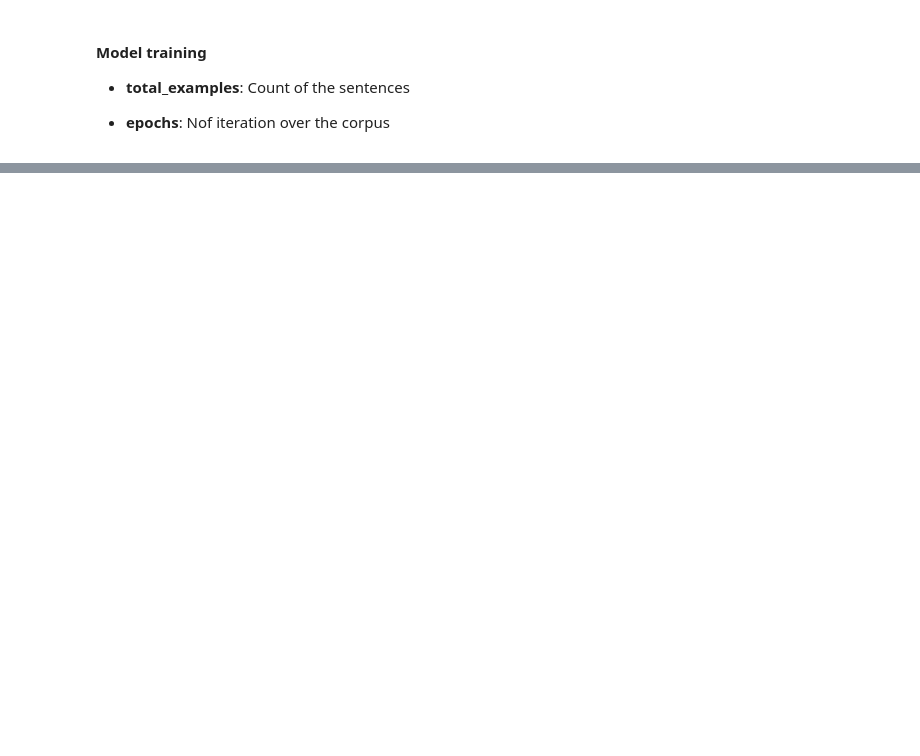
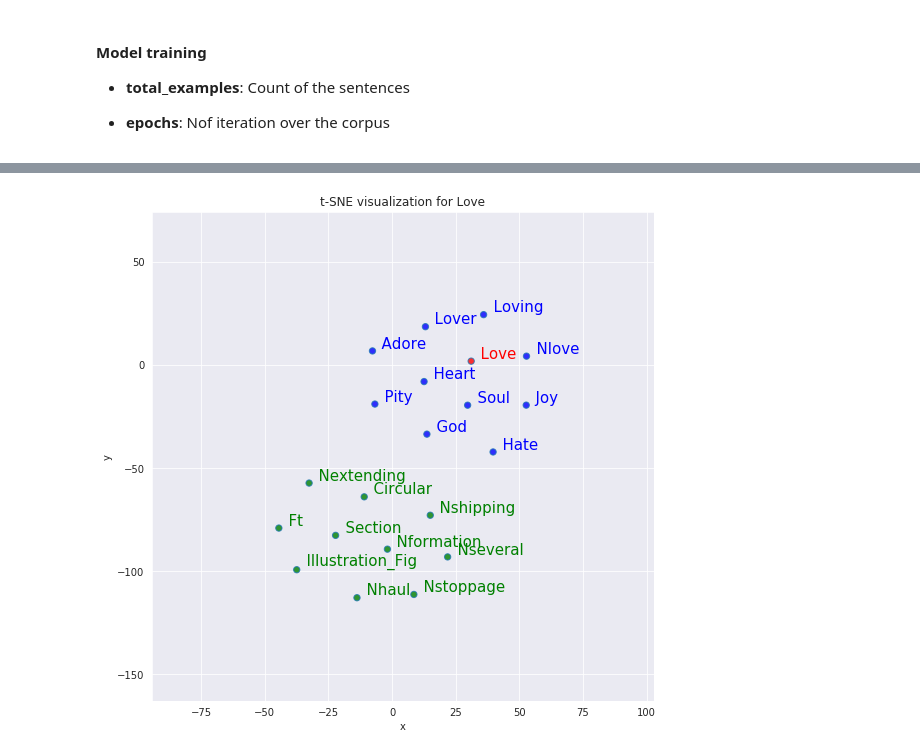
Before and after one commit to vantuan5644/MachineLearningCourse, a Jupyter notebook: AuthorClassification.ipynb, the cells around one changed output, grey strips where cells are left out. Drawn from its saved outputs; the diff is of its cells as text; code cells hidden in the pictures; blank space fills up the shorter version.

```diff
--- a/AuthorClassification.ipynb
+++ b/AuthorClassification.ipynb
@@ -692,7 +714,7 @@ w2v_model = Word2Vec(min_count=20,
                      alpha=0.03,
                      min_alpha=0.0007,
                      negative=20,
-                     workers=)
+                     workers=4)
 # %% [markdown]
 - **min_count**: ignore all words with total absolute frequency lower than this
 
@@ -714,7 +736,7 @@ from gensim.models.phrases import Phrases, Phraser
 # %% [markdown]
 The goal of Phraser() is to cut down memory consumption of Phrases(), by discarding model state not strictly needed for the bigram detection task
 # %%
-sent = [row.split() for row in training_set['string']]
+sent = [row.split() for row in df_clean['clean']]
 # %% [markdown]
 Biagrams:
 
@@ -749,0 +850,10 @@ w2v_model.wv.similarity('peace', 'war')
+# %%
+import numpy as np
+import matplotlib.pyplot as plt
+%matplotlib inline
+
+import seaborn as sns
+sns.set_style("darkgrid")
+
+from sklearn.decomposition import PCA
+from sklearn.manifold import TSNE
@@ -749,0 +933,4 @@ w2v_model.wv.similarity('peace', 'war')
+# %%
+tsnescatterplot(w2v_model, 'love', [i[0] for i in w2v_model.wv.most_similar(negative=["love"])])
+# %% [output]
+[figure, added]
```
Also changed, not shown: parts of 13 cells of this notebook.
